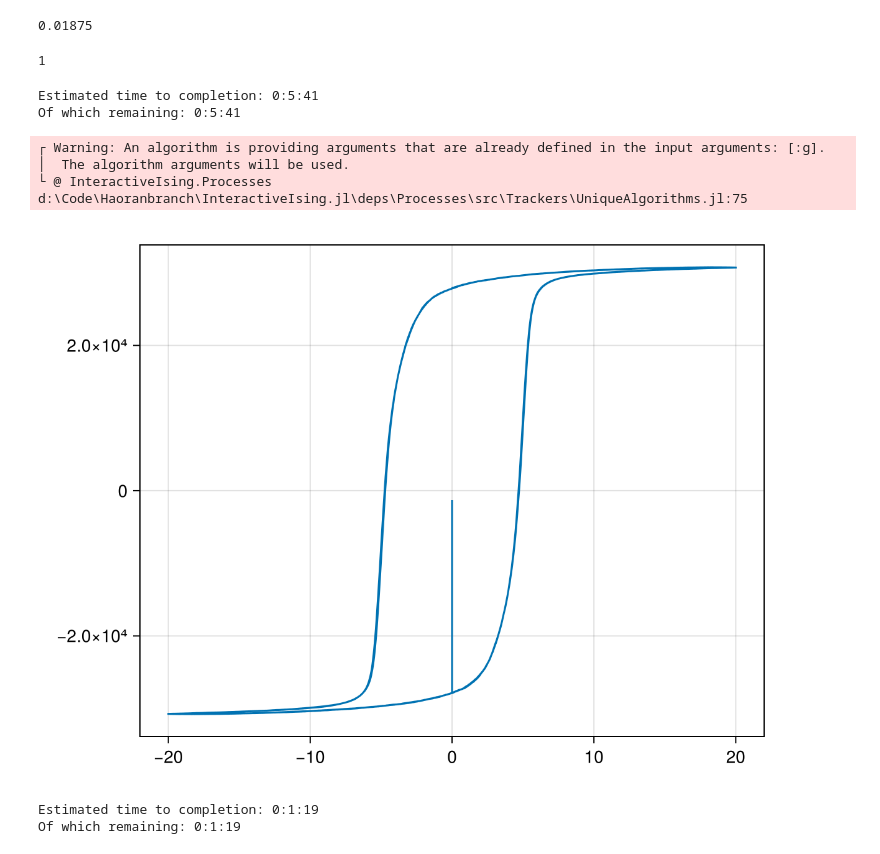
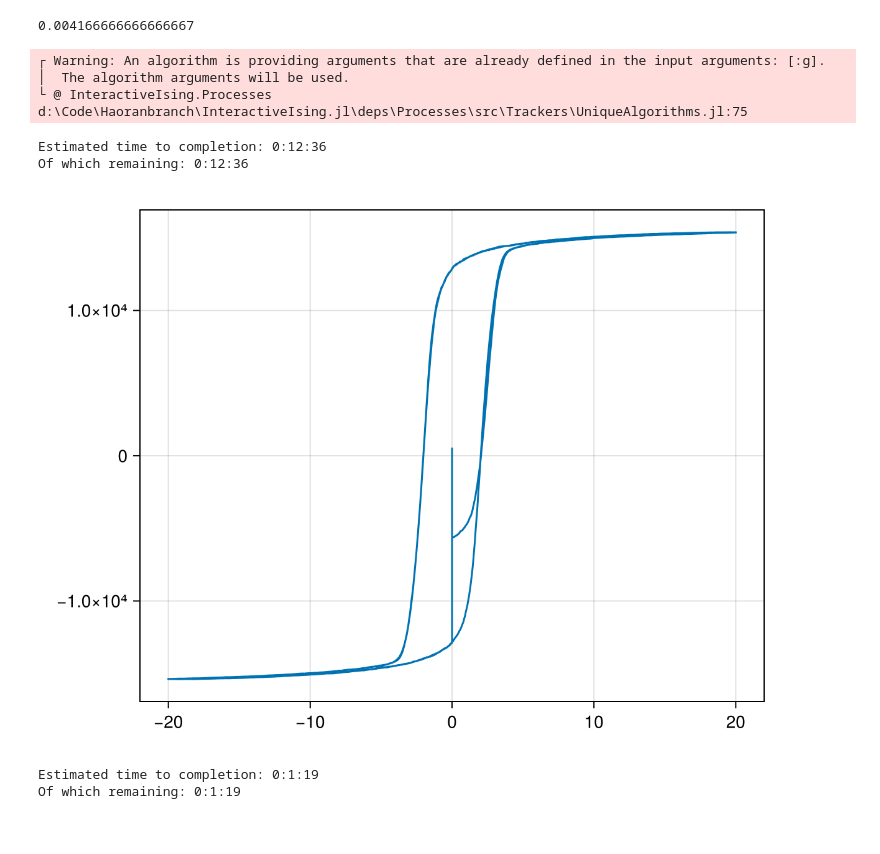
Before and after one commit to rug-minds/InteractiveIsing.jl, a Jupyter notebook: Tutorial/stripes.ipynb, the cells around one changed output. Saved outputs shown, nothing was run; the diff lists cells and outputs as text; code cells hidden in the pictures.

Commit message:
repush stripes

```diff
--- a/Tutorial/stripes.ipynb
+++ b/Tutorial/stripes.ipynb
@@ -235,9 +237,9 @@ end
 ### struct end: TrianglePulseA
 ##################################################################################
 # %%
-xL = 80  # Length in the x-dimension
-yL = 80  # Length in the y-dimension
-zL = 80   # Length in the z-dimension
+xL = 40  # Length in the x-dimension
+yL = 40  # Length in the y-dimension
+zL = 10   # Length in the z-dimension
 g = IsingGraph(xL, yL, zL, stype = Continuous(),periodic = (:x,:y))
 # Visual marker size (tune for clarity vs performance)
 II.makie_markersize[] = 0.3
@@ -316,9 +315,9 @@ refresh(g)
 g.hamiltonian = sethomogeneousparam(g.hamiltonian, :b)
 homogeneousself!(g,a1)
 # %%
-### Set hamiltonian with selfenergy
+### Set hamiltonian with selfenergy and depolarization field
 Layer_Dep = 1
-Cdep=15
+Cdep=120
 Cz = 0.1
 lambda = 0.1
 # g.hamiltonian = Ising(g) + DepolField(g, c=Cdep/(2*Layer_Dep*xL*yL), top_layers=Layer_Dep, bottom_layers=Layer_Dep, zfunc = z -> Cz/exp((-z-1)/lambda) , NN=(64,64,3)) + Quartic(g) + Sextic(g)
@@ -326,7 +325,9 @@ lambda = 0.1
 
 # g.hamiltonian = Ising(g) + DepolField(g, c=Cdep/(2*Layer_Dep*xL*yL), top_layers=Layer_Dep, bottom_layers=Layer_Dep, zfunc = z -> Cz/exp((-z-1)/lambda) , NN=(20,20,4)) + Quartic(g) + Sextic(g)
 
-g.hamiltonian = Ising(g) + DepolField(g, c=Cdep/(2*Layer_Dep*xL*yL), top_layers=Layer_Dep, bottom_layers=Layer_Dep, zfunc = z -> Cz/exp((z-1)/lambda) , NN=8)
+# g.hamiltonian = Ising(g) + DepolField(g, c=Cdep/(2*Layer_Dep*xL*yL*zL), top_layers=Layer_Dep, bottom_layers=Layer_Dep, zfunc = z -> Cz/exp((z-1)/lambda) , NN=8)
+
+g.hamiltonian = Ising(g) + DepolField(g, c=Cdep/(2*Layer_Dep*xL*yL*zL), top_layers=Layer_Dep, bottom_layers=Layer_Dep, zfunc = z -> Cz , NN=8)
 refresh(g)
 
 # g.hamiltonian = Ising(g) + DepolField(g, c=300, top_layers=1, bottom_layers=1) + Quartic(g) + Sextic(g)
@@ -340,8 +341,8 @@ g.hamiltonian = sethomogeneousparam(g.hamiltonian, :b)
 homogeneousself!(g,a1)
 # %%
 ### Change depolarization strength
-Cdep=120*10
-g.hamiltonian[3].c[] = Cdep/(2*Layer_Dep*xL*yL*zL)
+Cdep=120
+g.hamiltonian[3].c[] = Cdep/((2*Layer_Dep*xL*yL)*zL)
 # %% [output]
-0.01875
+0.004166666666666667
 # %%
@@ -379,15 +380,13 @@ g.hamiltonian[3].c[] = Cdep/(2*Layer_Dep*xL*yL)
 # %%
 Temperature=1
 temp(g,Temperature)
-# %% [output]
-1
 # %%
 Temperature=1
 temp(g,Temperature)
 
 ### Run simulation process
 fullsweep = xL*yL*zL
-Time_fctr = 0.5
+Time_fctr = 1
 SpeedRate = Int(Time_fctr*fullsweep)
 ### risepoint and Amptitude are factors from pulse
 risepoint=500
@@ -403,41 +402,41 @@ est_remaining(process(g))
 args = process(g) |> fetch # If you want to close ctr+c
 # args = process(g) |> getargs
 # EnergyG= args.all_Es;
 voltage= args.x
 Pr= args.y;
 
 
 # inlineplot() do
 #     lines(Ex, Ey)
 # end
 
 figPr = Figure()
 ax = Axis(figPr[1, 1])
 lines!(ax, voltage, Pr)
-save("D:/Code/data/shell/stripes with skymions/axayaz_1.5_1.5_1_T$(Temperature)_Amp$(Amptitude)_Speed$(Time_fctr)_80_20_20.png", figPr)
-
+# save("D:/Code/data/shell/stripes with skymions/axayaz_1.5_1.5_1_T$(Temperature)_Amp$(Amptitude)_Speed$(Time_fctr)_80_20_20.png", figPr)
+save("D:/Code/data/shell/stripes with skymions/thickness/z=1.png", figPr)
 inlineplot() do
     lines(voltage, Pr)
 end
 
 
 # inlineplot() do
 #     lines(Pr)
 # end
 
 # w2=newmakie(lines, voltage, Pr)
 # w3=newmakie(lines,Pr)
 
 
 # show_connections(g,1,1,1)
 # visualize_connections(g)
 # %% [output]
-Estimated time to completion: 0:5:41
-Of which remaining: 0:5:41
+┌ Warning: An algorithm is providing arguments that are already defined in the input arguments: [:g].
+│  The algorithm arguments will be used.
+└ @ InteractiveIsing.Processes d:\Code\Haoranbranch\InteractiveIsing.jl\deps\Processes\src\Trackers\UniqueAlgorithms.jl:75
-┌ Warning: An algorithm is providing arguments that are already defined in the input arguments: [:g].
-│  The algorithm arguments will be used.
-└ @ InteractiveIsing.Processes d:\Code\Haoranbranch\InteractiveIsing.jl\deps\Processes\src\Trackers\UniqueAlgorithms.jl:75
+Estimated time to completion: 0:12:36
+Of which remaining: 0:12:36
-[figure, old version]
+[figure, new version]
 # %%
 ### Run simulation process
 ### Run with wg3
```
Also changed, not shown: parts of 8 cells of this notebook, 1 other file.
